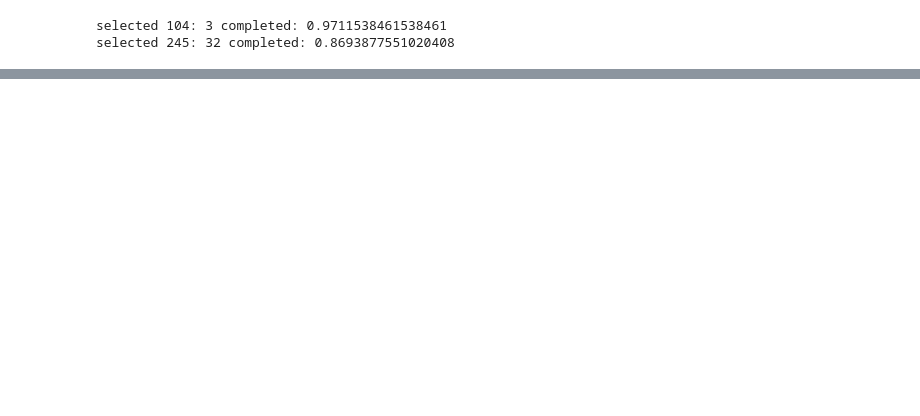
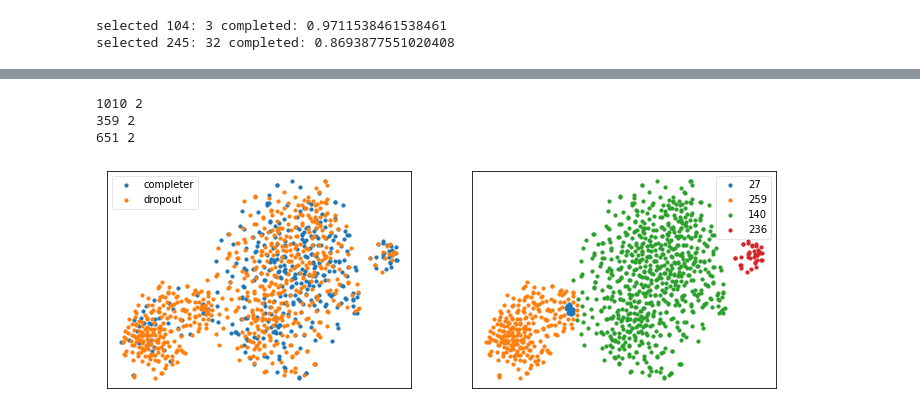
Before and after one commit to eriktks/data-processing, a Jupyter notebook: case-studies.ipynb, the cells around one changed output, grey strips where cells are left out. Saved outputs shown, nothing was run; the diff lists cells and outputs as text; code cells hidden in the pictures; blank space fills up the shorter version.

```diff
--- a/case-studies.ipynb
+++ b/case-studies.ipynb
@@ -288,7 +297,7 @@ def select_p_values(p_values,column_names,dropout_table,completer_table):
             for i in sorted(range(0,len(p_values)),key=lambda i:p_values[i])
             if column_average(completer_table,i) < column_average(dropout_table,i) and p_values[i] < MAXPVALUE})
 # %%
-dropout_table_binary, completer_table_binary, answers_used, binary_answers, questionnaire_types = convert_data_to_binary(dropout_data,completer_data)
+dropout_table_binary, completer_table_binary, answers_used, binary_answers = convert_data_to_binary(dropout_data,completer_data)
 # %%
 len(dropout_table_binary[0]),len(completer_table_binary[0]),len(answers_used), len(binary_answers)
 # %% [output]
@@ -341,7 +362,16 @@ def get_dropout_predictor_scores(data,dropout_predictors,binary_answers,question
                 score += 1
         scores.append((score,client_id,questionnaire_types[client_id]))
     return(scores)
+
+def get_questionnaire_types(all_data):
+    questionnaire_types = {}
+    for i,row in all_data.iterrows():
+        client_id = row[CLIENT]
+        if not client_id in questionnaire_types: questionnaire_types[client_id] = 0
+        questionnaire_types[client_id] += 1
+    return(questionnaire_types)
 # %%
+questionnaire_types = get_questionnaire_types(all_data)
 dropout_predictor_scores_dropout = get_dropout_predictor_scores(dropout_data,dropout_predictors,binary_answers,questionnaire_types)
 dropout_predictor_scores_completer = get_dropout_predictor_scores(completer_data,dropout_predictors,binary_answers,questionnaire_types)
 print([score_tuple[0] for score_tuple in sorted(dropout_predictor_scores_dropout,key=lambda s:s[0],reverse=True)])
@@ -377,0 +426,38 @@ y_test
+# %%
+all_data_array = np.array(dropout_table_binary+completer_table_binary)
+all_data_coordinates = TSNE(n_components=2).fit_transform(all_data_array)
+dropout_coordinates = all_data_coordinates[:len(dropout_table_binary)]
+completer_coordinates = all_data_coordinates[len(dropout_table_binary):]
+# %%
+print_shape(all_data_coordinates)
+print_shape(completer_coordinates)
+print_shape(dropout_coordinates)
+# %% [output]
+1010 2
+359 2
+651 2
+# %%
+import matplotlib.pyplot as plt
+
+fig,(ax1,ax2) = plt.subplots(1,2,figsize=(12,4))
+x = [completer_coordinates[i][0] for i in range(0,len(completer_coordinates))]
+y = [completer_coordinates[i][1] for i in range(0,len(completer_coordinates))]
+ax1.scatter(x,y,s=10,label="completer")
+x = [dropout_coordinates[i][0] for i in range(0,len(dropout_coordinates))]
+y = [dropout_coordinates[i][1] for i in range(0,len(dropout_coordinates))]
+ax1.scatter(x,y,s=10,label="dropout")
+ax1.legend(framealpha=0.5)
+
+ax1.set_xticks([])
+ax1.set_yticks([])
+ax2.set_xticks([])
+ax2.set_yticks([])
+questionnaire_types_list = list(questionnaire_types.values())
+for questionnaire_type in set(questionnaire_types.values()):
+    x = [all_data_coordinates[i][0] for i in range(0,len(all_data_coordinates)) if questionnaire_types_list[i] == questionnaire_type]
+    y = [all_data_coordinates[i][1] for i in range(0,len(all_data_coordinates)) if questionnaire_types_list[i] == questionnaire_type]
+    ax2.scatter(x,y,s=10,label=questionnaire_type)
+ax2.legend(framealpha=0.5)
+plt.show()
+# %% [output]
+[figure, added]
```
Also changed, not shown: parts of 29 cells of this notebook.
